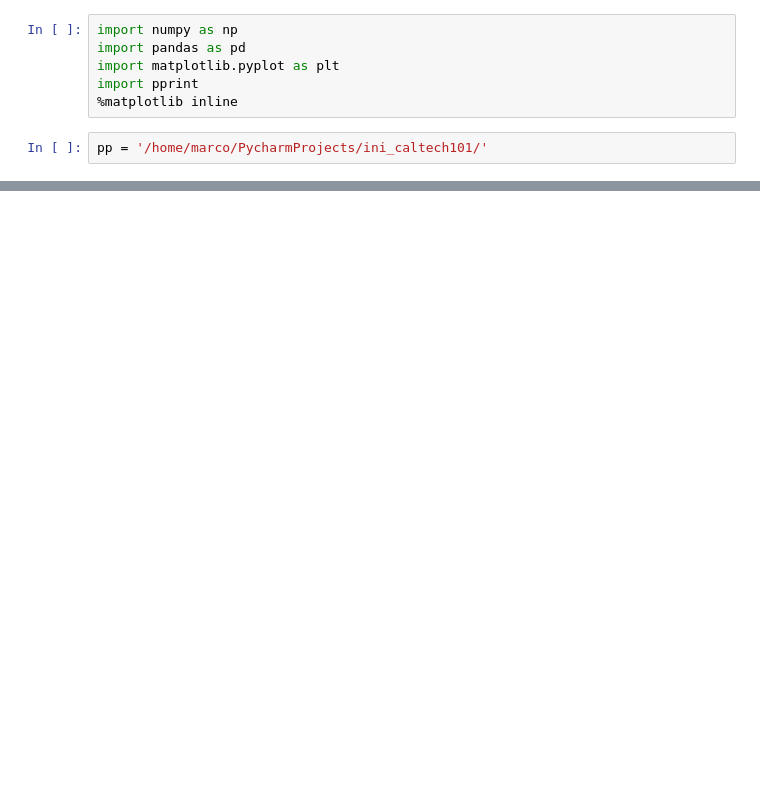
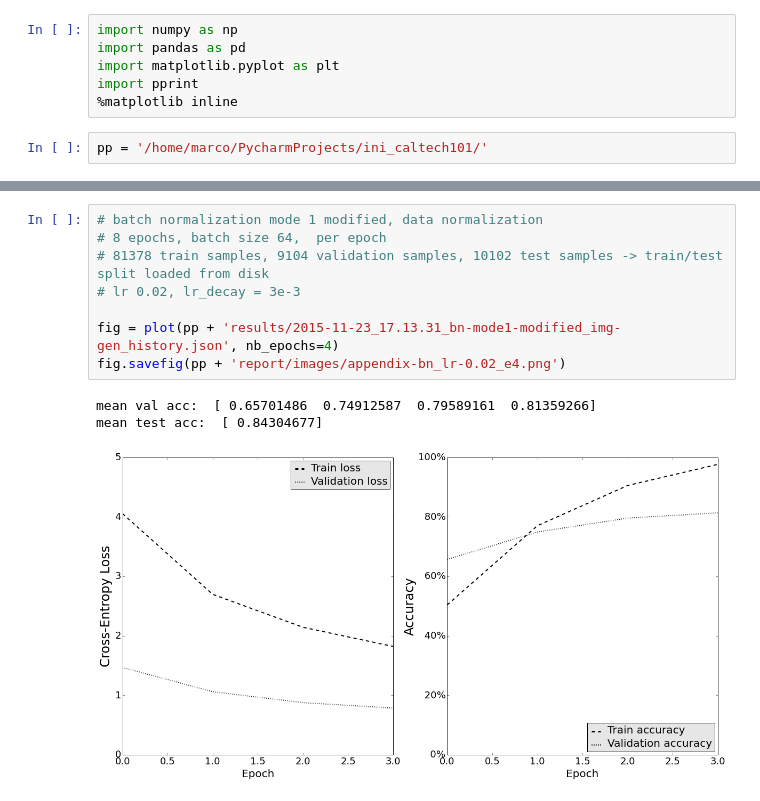
Before and after one commit to marcuniq/ini_caltech101, a Jupyter notebook: iPython Notebooks/Report figures.ipynb, the cells around one changed output, grey strips where cells are left out. Cells and saved outputs as stored; diff of their text form; blank space fills up the shorter version.

```diff
--- a/iPython Notebooks/Report figures.ipynb
+++ b/iPython Notebooks/Report figures.ipynb
@@ -147,0 +207,12 @@ fig.savefig(pp + 'report/images/triangular-min-to-max.png')
+# %%
+# batch normalization mode 1 modified, data normalization
+# 8 epochs, batch size 64,  per epoch
+# 81378 train samples, 9104 validation samples, 10102 test samples -> train/test split loaded from disk
+# lr 0.02, lr_decay = 3e-3
+
+fig = plot(pp + 'results/2015-11-23_17.13.31_bn-mode1-modified_img-gen_history.json', nb_epochs=4)
+fig.savefig(pp + 'report/images/appendix-bn_lr-0.02_e4.png')
+# %% [output]
+mean val acc:  [ 0.65701486  0.74912587  0.79589161  0.81359266]
+mean test acc:  [ 0.84304677]
+[figure, added]
```
Also changed, not shown: parts of 27 cells of this notebook, 11 other files.
